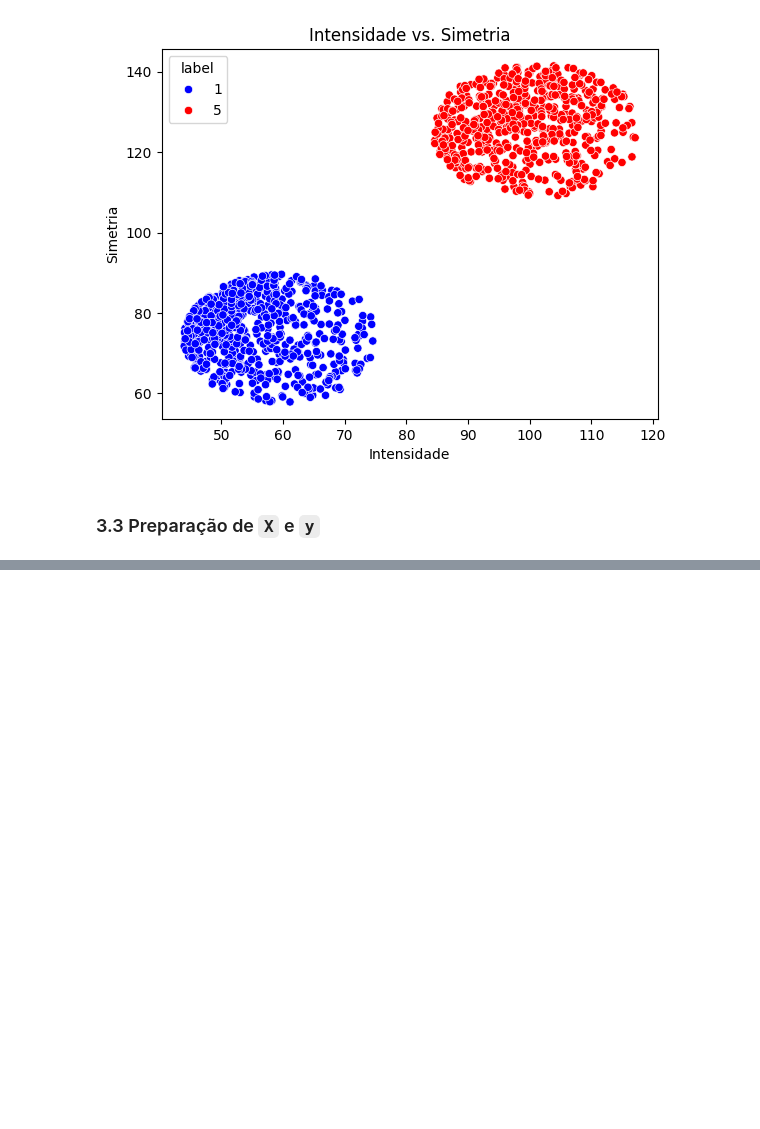
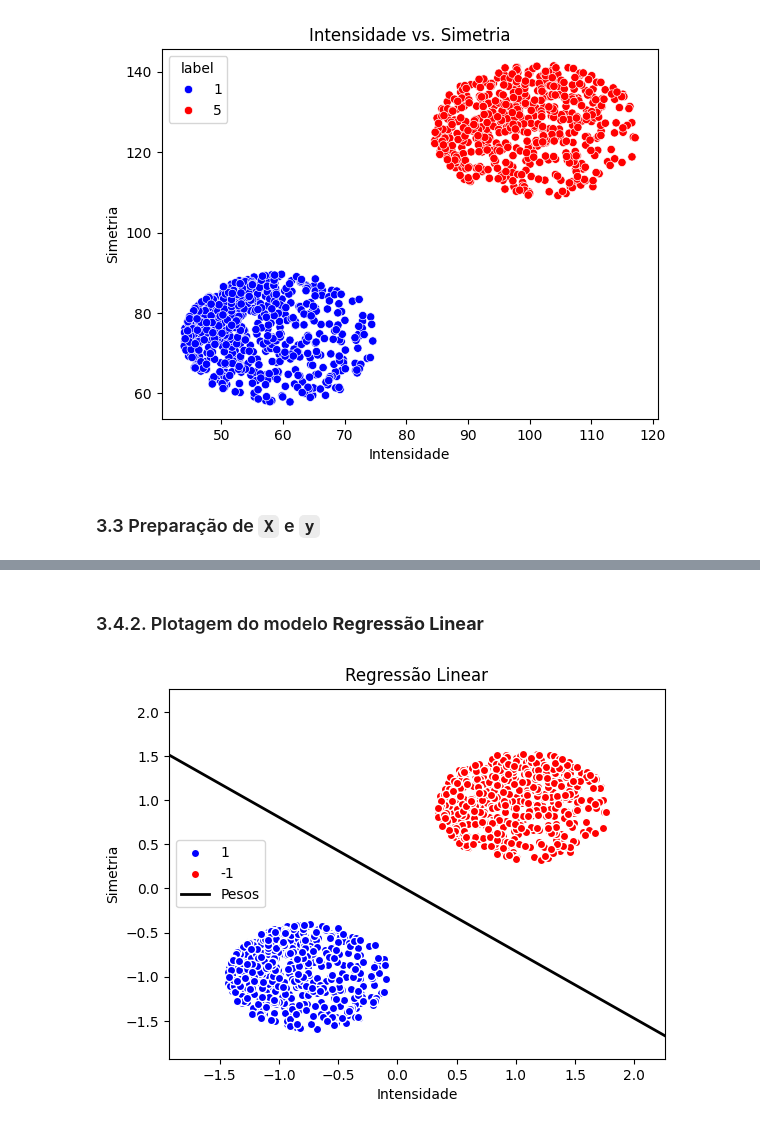
Before and after one commit to Gabyzera/ufpb_am, a Jupyter notebook: reconhecimento_digitos/src/main.ipynb, the cells around one changed output, grey strips where cells are left out. Cells and saved outputs as stored; diff of their text form; code cells hidden in the pictures; blank space fills up the shorter version.

```diff
--- a/reconhecimento_digitos/src/main.ipynb
+++ b/reconhecimento_digitos/src/main.ipynb
@@ -99,0 +100,10 @@ ValueError: The palette dictionary is missing keys: {-1}
+# %% [markdown]
+### 3.4.2. Plotagem do modelo **Regressão Linear**
+# %%
+from modelos_lineares.regressao_linear import RegressaoLinear
+
+regressao_linear = RegressaoLinear(taxa_aprendizado=0.01, n_iteracoes=10000)
+regressao_linear.ajuste(X_train, y_train)
+regressao_linear.plotagem_regressao_linear(X_train, y_train)
+# %% [output]
+[figure, added]
```
Also changed, not shown: parts of 3 cells of this notebook, 3 other files.
